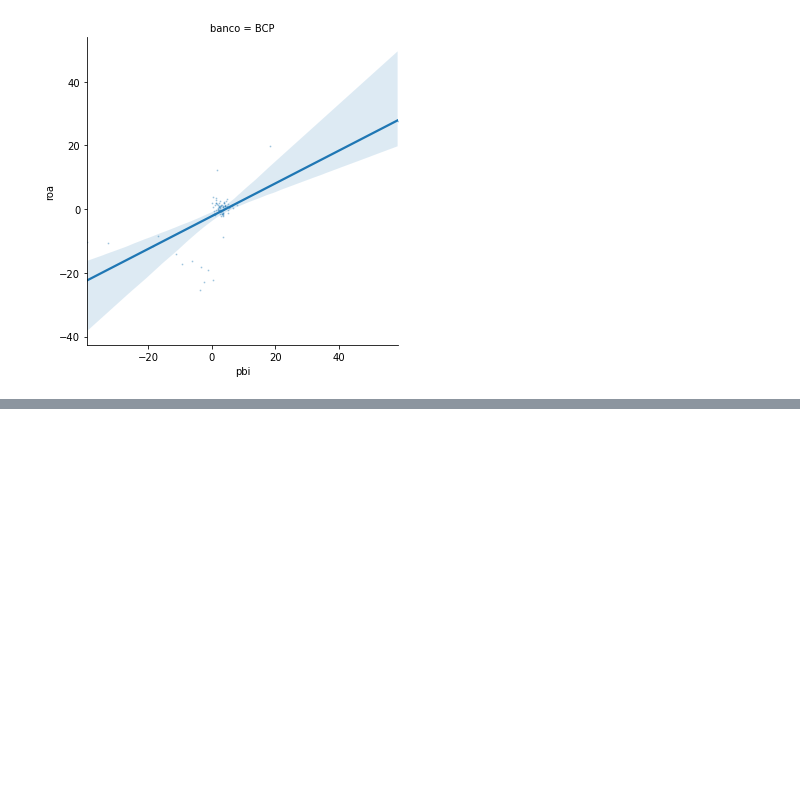
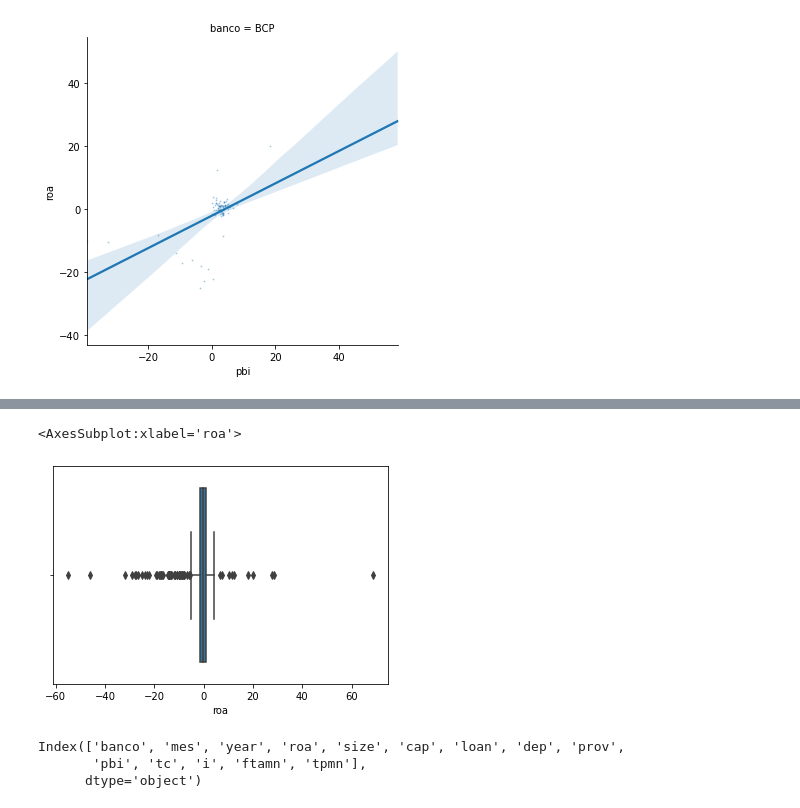
Before and after one commit to JeancarloGeldres/Analysis-Factors-Interns-, a Jupyter notebook: data/BCP_ANALYSIS.ipynb, the cells around one changed output, grey strips where cells are left out. Cells and saved outputs as stored; diff of their text form; code cells hidden in the pictures; blank space fills up the shorter version.

```diff
--- a/data/BCP_ANALYSIS.ipynb
+++ b/data/BCP_ANALYSIS.ipynb
@@ -298,0 +334,11 @@ sns.lmplot(x='pbi', y="roa", col = 'banco', data=modelo_bcp, truncate = True, sc
+# %%
+sns.boxplot(x=modelo['roa'])
+# %% [output]
+<AxesSubplot:xlabel='roa'>
+[figure, added]
+# %%
+modelo.columns
+# %% [output]
+Index(['banco', 'mes', 'year', 'roa', 'size', 'cap', 'loan', 'dep', 'prov',
+       'pbi', 'tc', 'i', 'ftamn', 'tpmn'],
+      dtype='object')
```
Also changed, not shown: parts of 6 cells of this notebook.
